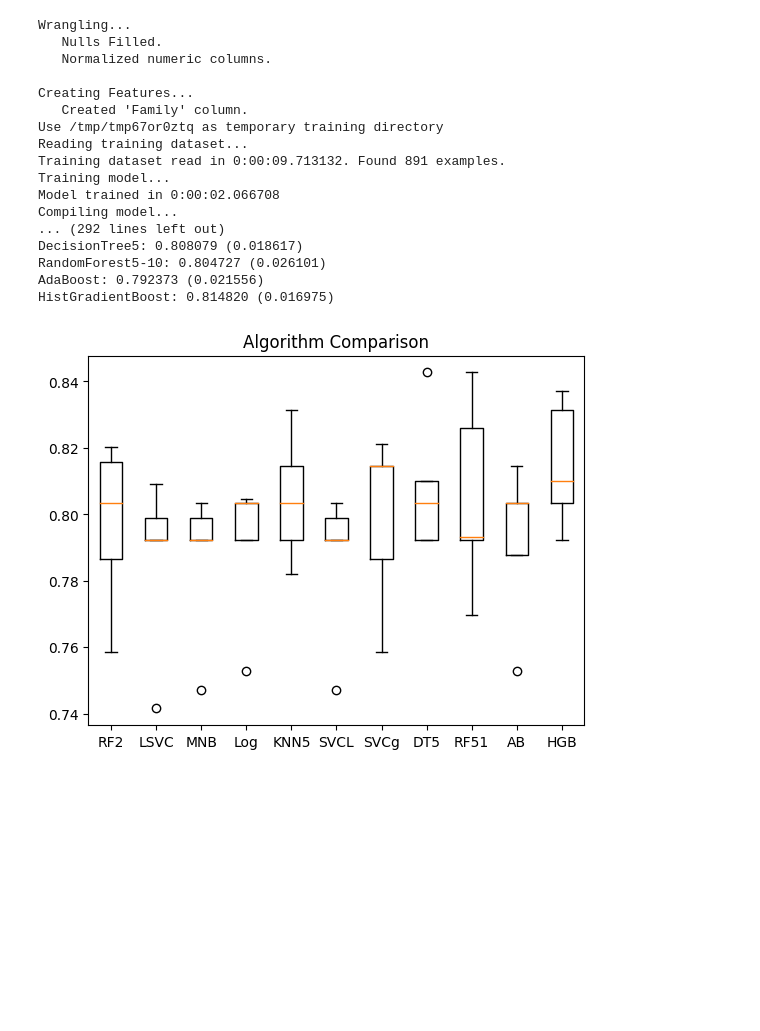
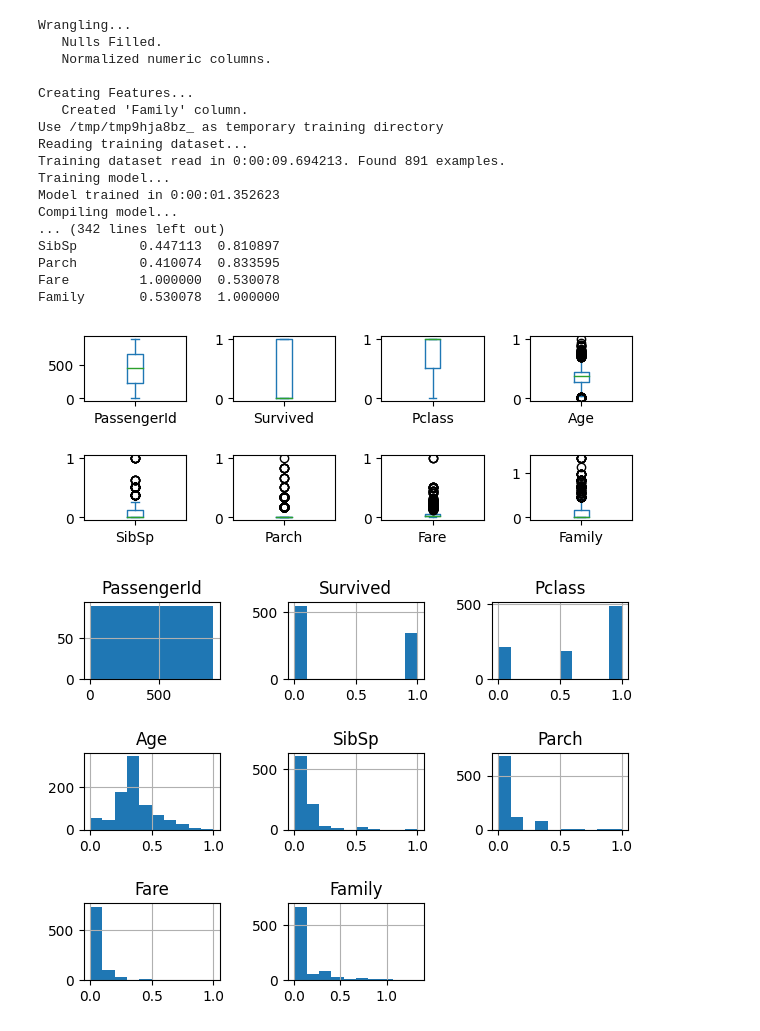
Before and after one commit to randaz99/DataScienceCommittee, a Jupyter notebook: Titanic.ipynb, the cells around one changed output. Drawn from its saved outputs; the diff is of its cells as text; code cells hidden in the pictures; blank space fills up the shorter version.

```diff
--- a/Titanic.ipynb
+++ b/Titanic.ipynb
@@ -258,56 +282,59 @@ Requirement already satisfied: oauthlib>=3.0.0 in /usr/local/lib/python3.10/dist
 Installing collected packages: wurlitzer, tensorflow_decision_forests
 Successfully installed tensorflow_decision_forests-1.8.1 wurlitzer-3.0.3
 # %%
-# Function calls below #
+# METHOD CALLS #
 
-# Wrangling #
+# WRANGLING #
 print('\nWrangling...')
-wrangleQ0(trainData, testData)
+wrangleMean(trainData, testData)
 #wrangleDelNull(trainData, testData)
 wrangleNorm(trainData, testData, exclude=["PassengerId"])
 #printData()
 
-# Feature Enginering #
+# FEATURE ENGINEERING #
 print('\nCreating Features...')
 family(trainData, testData)
 #printData()
 
-# feature sets! #
+# FEATURE SETS #
 features = ["Sex","Fare","Age","SibSp","Parch"]
 features1 = ["Sex","Fare","Age","Family"]
-features2 = ["Sex","Fare","Age","Family","Pclass"]
+features2 = ["Sex","Fare","Age","Family","Pclass","Embarked"]
 featuresALL = ["Sex","Fare","Age","Family","Pclass","Name","Ticket","Cabin","Embarked","PassengerId"]
 
+# TESTING #
 predictImportance(trainData)
+displayCorrelations(trainData)
 testModels(trainData,features)
 #testModels(trainData, features1)
 #testModels(trainData, features2)
 #testModels(trainData, featuresALL)
 
-# For submissions #
+# For  predictiing & submitting #
 print('\nPredicting...')
 #prediction = outPrediction(trainData, testData)
-predictionsList = outputPredictionsList(trainData,testData,features)
+predictionsList = outputPredictionsList(trainData,testData,features2)
 #print(predictionsList)
 concensus = outputConcensus(predictionsList)
 #print(concensus)
 modelToCSV(testData,concensus)
 # %% [output]
 Wrangling...
    Nulls Filled.
    Normalized numeric columns.
 
 Creating Features...
    Created 'Family' column.
-Use /tmp/tmp67or0ztq as temporary training directory
+Use /tmp/tmp9hja8bz_ as temporary training directory
 Reading training dataset...
-Training dataset read in 0:00:09.713132. Found 891 examples.
+Training dataset read in 0:00:09.694213. Found 891 examples.
 Training model...
-Model trained in 0:00:02.066708
+Model trained in 0:00:01.352623
 Compiling model...
-... (292 lines left out)
-DecisionTree5: 0.808079 (0.018617)
-RandomForest5-10: 0.804727 (0.026101)
-AdaBoost: 0.792373 (0.021556)
-HistGradientBoost: 0.814820 (0.016975)
+... (342 lines left out)
+SibSp        0.447113  0.810897
+Parch        0.410074  0.833595
+Fare         1.000000  0.530078
+Family       0.530078  1.000000
-[figure, old version]
+[figure, new version]
+[figure, added]
```
Also changed, not shown: parts of 2 cells of this notebook.
